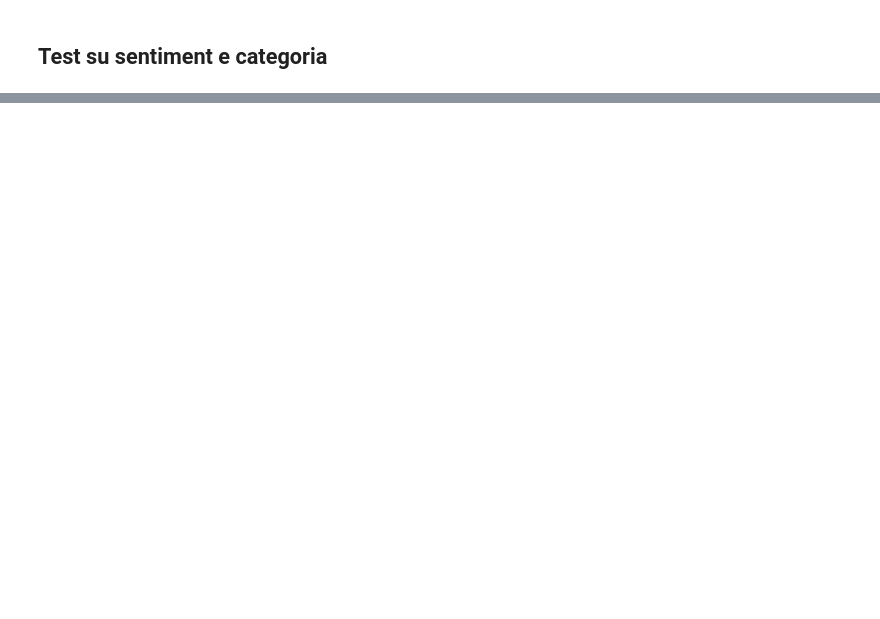
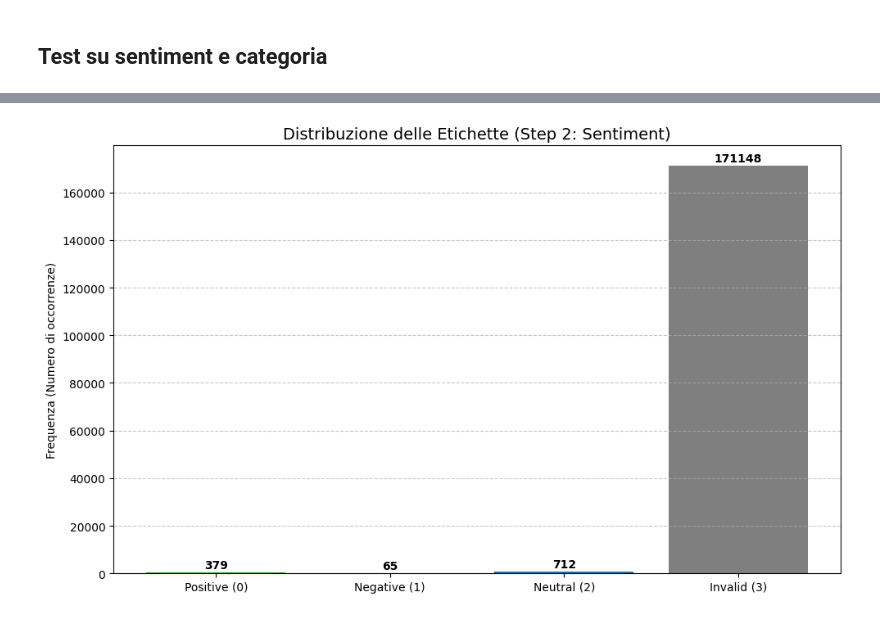
Before and after one commit to CristinaTomaciello/progetto-text-mining, a Jupyter notebook: Laptop-ACOS-train-test-ModernBERT.ipynb, the cells around one changed output, grey strips where cells are left out. Saved outputs shown, nothing was run; the diff lists cells and outputs as text; code cells hidden in the pictures; blank space fills up the shorter version.

Commit message:
ottimizzato codice per trian e test

```diff
--- a/Laptop-ACOS-train-test-ModernBERT.ipynb
+++ b/Laptop-ACOS-train-test-ModernBERT.ipynb
@@ -947,0 +1059,45 @@ print("="*50)
+# %%
+import matplotlib.pyplot as plt
+url = "data_coppie/test_laptop_pairs.pkl"
+df = pd.read_pickle(url)
+df.sample(5)
+
+import pandas as pd
+import matplotlib.pyplot as plt
+import numpy as np
+import ast
+
+# 1. Estraiamo tutti i singoli valori dalle liste della colonna 'labels'
+all_labels = []
+for row in df['labels']:
+    # Se i dati sono stringhe, usiamo ast.literal_eval per convertirli in liste
+    if isinstance(row, str):
+        l = ast.literal_eval(row)
+    else:
+        l = row
+    all_labels.extend(l)
+
+# 2. Contiamo le occorrenze di ogni classe
+unique, counts = np.unique(all_labels, return_counts=True)
+label_map = {0: 'Positive (0)', 1: 'Negative (1)', 2: 'Neutral (2)', 3: 'Invalid (3)'}
+names = [label_map.get(x, f"Classe {x}") for x in unique]
+
+# 3. Creazione del Grafico
+plt.figure(figsize=(10, 6))
+colors = ['#2ca02c', '#d62728', '#1f77b4', '#7f7f7f'] # Verde, Rosso, Blu, Grigio
+bars = plt.bar(names, counts, color=colors[:len(names)])
+
+# Aggiungiamo i valori numerici sopra ogni barra
+for bar in bars:
+    yval = bar.get_height()
+    plt.text(bar.get_x() + bar.get_width()/2, yval + (max(counts)*0.01),
+             int(yval), ha='center', fontweight='bold')
+
+plt.title('Distribuzione delle Etichette (Step 2: Sentiment)', fontsize=14)
+plt.ylabel('Frequenza (Numero di occorrenze)')
+plt.grid(axis='y', linestyle='--', alpha=0.7)
+
+plt.tight_layout()
+plt.show()
+# %% [output]
+[figure, added]
```
Also changed, not shown: parts of 4 cells of this notebook, 1 other file.
